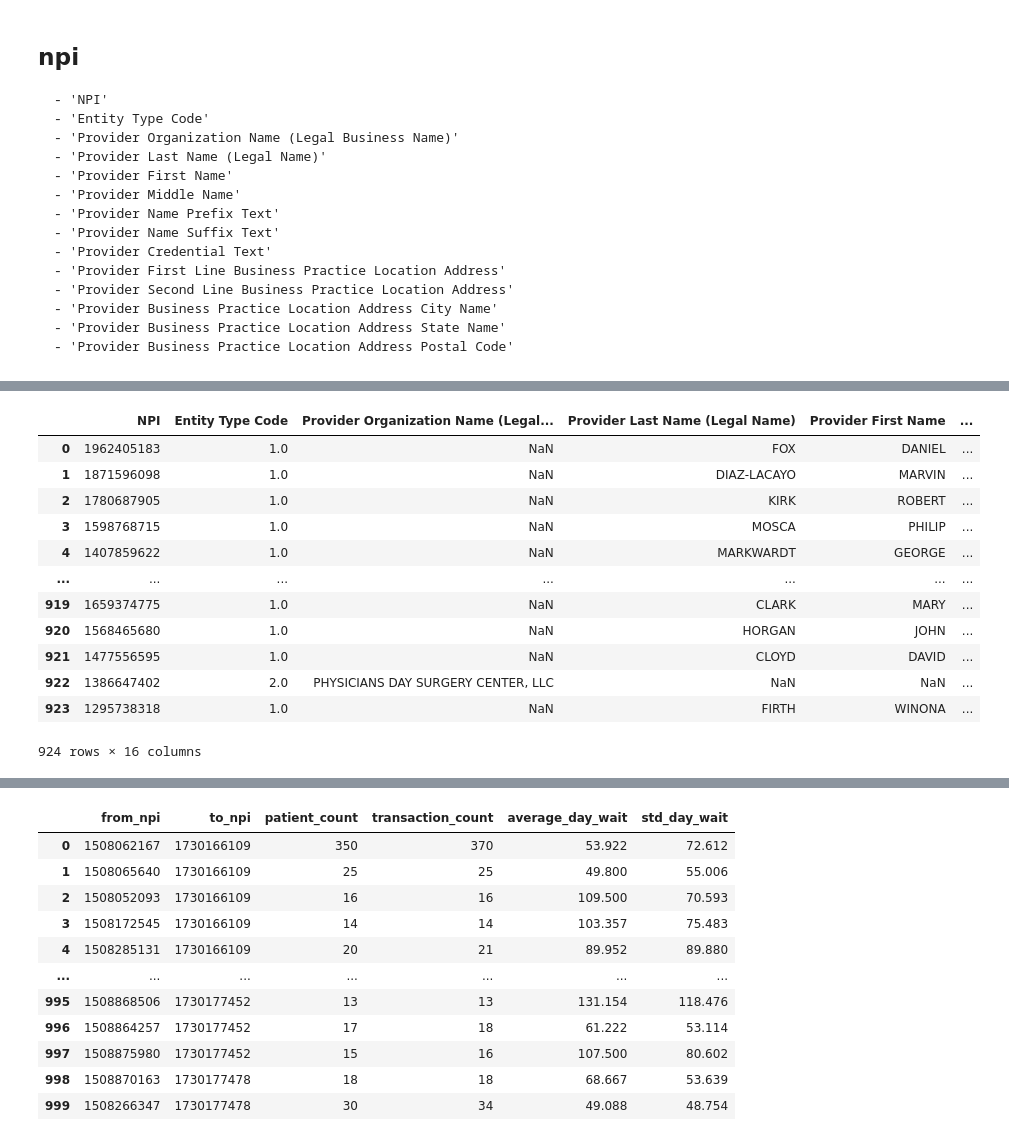
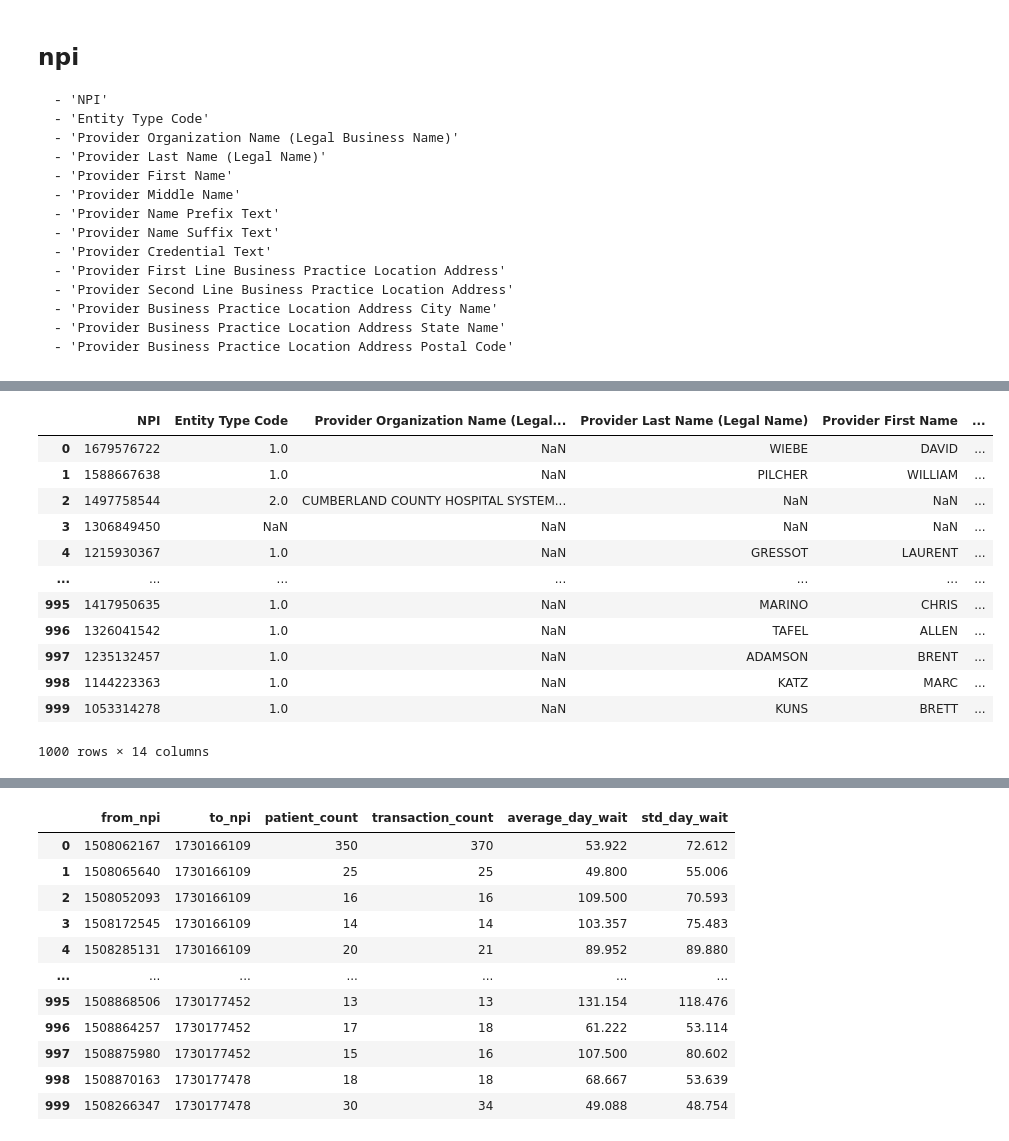
Before and after one commit to VahidehRasekhi/hop_team-hotdogs, a Jupyter notebook: scripts/build_sqlite_dbs.ipynb, the cells around one changed output, grey strips where cells are left out. Cells and saved outputs as stored; diff of their text form; code cells hidden in the pictures.

```diff
--- a/scripts/build_sqlite_dbs.ipynb
+++ b/scripts/build_sqlite_dbs.ipynb
@@ -7,2 +10,11 @@ import sqlite3
+# %%
+def zip_filler(x):
+    if x.isdigit():
+        if len(x) > 5:
+            return x.zfill(9)[:5]
+        else:
+            return x.zfill(5)
+    else:
+        return np.nan
 # %% [markdown]
 # Create SQLite DBs from Hopteam and NPPES
@@ -133,17 +111,21 @@ profile
-# %%
-nppes_chunk = pd.merge(profile, primary_taxes)
-nppes_chunk
-# %% [output]
-|  | NPI | Entity Type Code | Provider Organization Name (Legal... | Provider Last Name (Legal Name) | Provider First Name | ... |
-| 0 | 1962405183 | 1.0 | NaN | FOX | DANIEL | ... |
-| 1 | 1871596098 | 1.0 | NaN | DIAZ-LACAYO | MARVIN | ... |
-| 2 | 1780687905 | 1.0 | NaN | KIRK | ROBERT | ... |
-| 3 | 1598768715 | 1.0 | NaN | MOSCA | PHILIP | ... |
-| 4 | 1407859622 | 1.0 | NaN | MARKWARDT | GEORGE | ... |
-| ... | ... | ... | ... | ... | ... | ... |
-| 919 | 1659374775 | 1.0 | NaN | CLARK | MARY | ... |
-| 920 | 1568465680 | 1.0 | NaN | HORGAN | JOHN | ... |
-| 921 | 1477556595 | 1.0 | NaN | CLOYD | DAVID | ... |
-| 922 | 1386647402 | 2.0 | PHYSICIANS DAY SURGERY CENTER, LLC | NaN | NaN | ... |
-| 923 | 1295738318 | 1.0 | NaN | FIRTH | WINONA | ... |
-924 rows × 16 columns
+# %%
+profile['Provider Business Practice Location Address Postal Code'] = (profile['Provider Business Practice Location Address Postal Code']
+                                                                      .astype(str)
+                                                                      .str.replace('.0', '', regex = True)
+                                                                      .apply(zip_filler)
+                                                                     )
+profile
+# %% [output]
+|  | NPI | Entity Type Code | Provider Organization Name (Legal... | Provider Last Name (Legal Name) | Provider First Name | ... |
+| 0 | 1679576722 | 1.0 | NaN | WIEBE | DAVID | ... |
+| 1 | 1588667638 | 1.0 | NaN | PILCHER | WILLIAM | ... |
+| 2 | 1497758544 | 2.0 | CUMBERLAND COUNTY HOSPITAL SYSTEM... | NaN | NaN | ... |
+| 3 | 1306849450 | NaN | NaN | NaN | NaN | ... |
+| 4 | 1215930367 | 1.0 | NaN | GRESSOT | LAURENT | ... |
+| ... | ... | ... | ... | ... | ... | ... |
+| 995 | 1417950635 | 1.0 | NaN | MARINO | CHRIS | ... |
+| 996 | 1326041542 | 1.0 | NaN | TAFEL | ALLEN | ... |
+| 997 | 1235132457 | 1.0 | NaN | ADAMSON | BRENT | ... |
+| 998 | 1144223363 | 1.0 | NaN | KATZ | MARC | ... |
+| 999 | 1053314278 | 1.0 | NaN | KUNS | BRETT | ... |
+1000 rows × 14 columns
```
Also changed, not shown: parts of 28 cells of this notebook, 2 other files.
